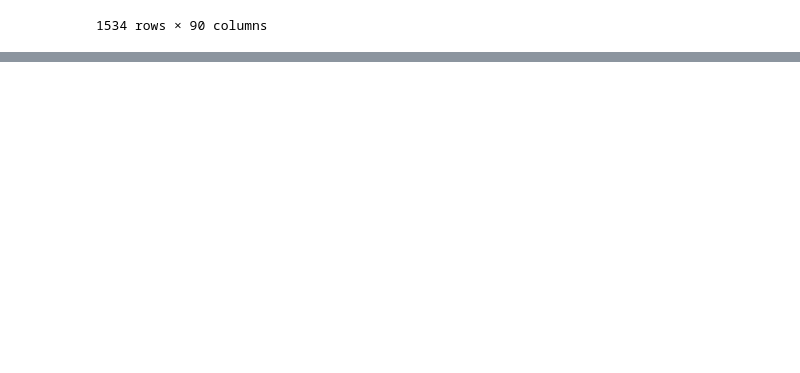
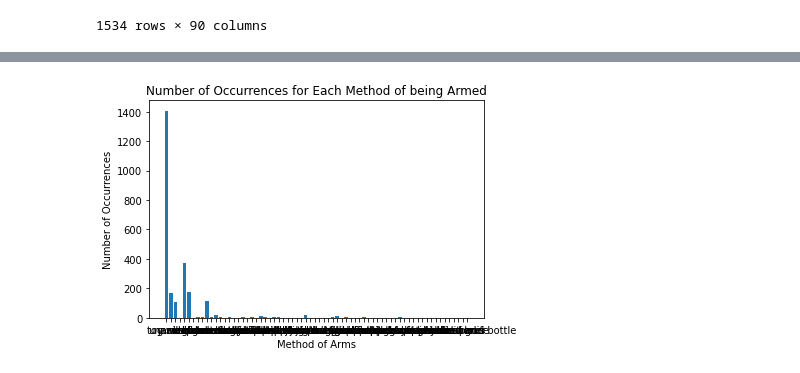
Before and after one commit to SaadSatter/Fatal_force_datascience, a Jupyter notebook: fatal_force_project_cse_351.ipynb, the cells around one changed output, grey strips where cells are left out. Saved outputs shown, nothing was run; the diff lists cells and outputs as text; code cells hidden in the pictures; blank space fills up the shorter version.

```diff
--- a/fatal_force_project_cse_351.ipynb
+++ b/fatal_force_project_cse_351.ipynb
@@ -881,0 +1239,25 @@ df_state_stats
+# %%
+'''
+The goal is to find out what the most common way of being armed is. We can do this by iterating through every index and sum up the values in each column for method of arms
+
+We can store the results in a dictionary
+'''
+
+armed_counts = dict()
+armed_cols = [c for c in df_state_stats.columns if c[0:5] == "ARMED"]
+
+for index, row in df_state_stats.iterrows():
+    for col in armed_cols:
+        arm_type = col[7:]
+        armed_counts[arm_type] = armed_counts.get(arm_type, 0) + row[col]
+
+'''
+Now the armed_counts dictionary contains each way of being armed along with its corresponding number of appearances.
+
+We can sort the dictionary by value in non-increasing order to determine what the most common ways of being armed are.
+
+By doing this, we can see that the most common way of being armed is with a gun (1407 occurrences), followed by knife with 373 occurrences.
+'''
+
+armed_counts_list = sorted(armed_counts.items(), key=lambda x:x[1], reverse=True)
+armed_counts_list
@@ -881,0 +1282,11 @@ df_state_stats
+# %%
+'''
+We can also use a bar graph to visualize this data.
+'''
+plt.bar(armed_counts.keys(), armed_counts.values())
+plt.title("Number of Occurrences for Each Method of being Armed")
+plt.xlabel("Method of Arms")
+plt.ylabel("Number of Occurrences")
+plt.show()
+# %% [output]
+[figure, added]
```
Also changed, not shown: parts of 52 cells of this notebook, 1 other file.
